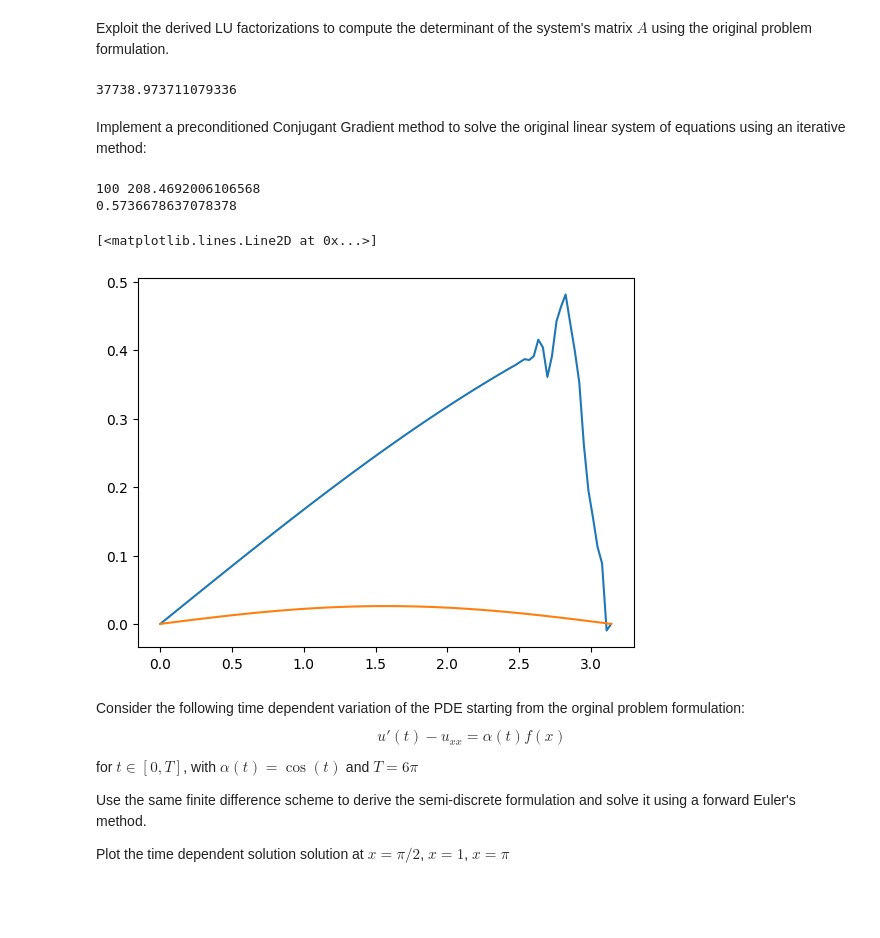
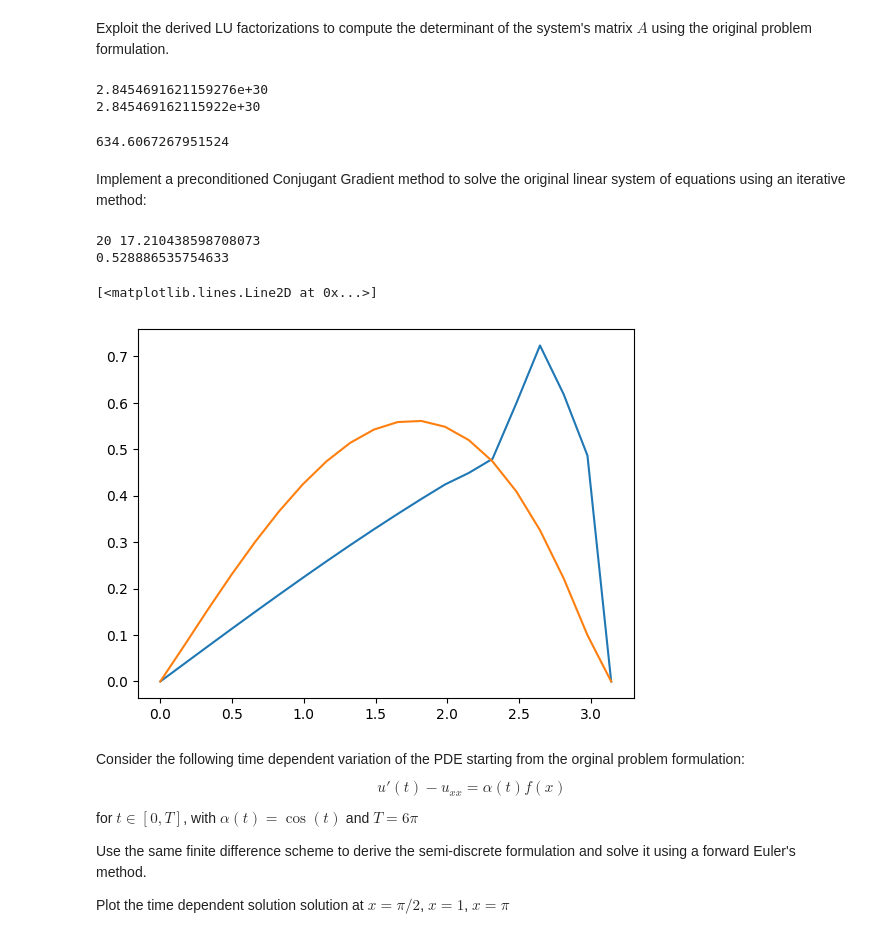
Before and after one commit to GiacomoDiFa/Progetto-MN, a Jupyter notebook: Copia_di_FinalProject_2022_2023.ipynb, the cells around one changed output. Cells and saved outputs as stored; diff of their text form; code cells hidden in the pictures; blank space fills up the shorter version.

```diff
--- a/Copia_di_FinalProject_2022_2023.ipynb
+++ b/Copia_di_FinalProject_2022_2023.ipynb
@@ -69,7 +69,7 @@ def finDif(omega,f,n,bc):
 # %%
 omega = [0,np.pi]
 f = lambda x : np.sin(x)
-n=6
+n=3
 bc = [0,0]
 A, b = finDif(omega, f, n, bc)
 #fare un controllo che n sia maggiore di un certo valore
@@ -133,7 +133,7 @@ Solve the derived linear system using the implemented functions and plot the com
 # %%
 omega = [0,np.pi]
 f = lambda x : np.sin(x)
-n=100
+n=20
 bc = [0,0]
 A, b = finDif(omega, f, n, bc)
 x =np.linspace(0,np.pi,n)
@@ -169,13 +169,29 @@ _ = plot(x_new,u_ex)
 [figure]
 # %% [markdown]
 Exploit the derived LU factorizations to compute the determinant of the system's matrix $A$ using the original problem formulation.
-# %%
-def condNumb(A):
-    condNu = np.linalg.cond(A)
-    return condNu
-condNumb(A)
-# %% [output]
-37738.973711079336
+# %%
+def determinant(A):
+  L,U = LU(A)
+  size = A.shape[0]
+  determinant = 1
+  for i in range(size):
+    determinant *= U[i,i]
+  return determinant
+print(determinant(A))
+print(numpy.linalg.det(A))
+#checkato e taaaaac torna
+# %% [output]
+2.8454691621159276e+30
+2.845469162115922e+30
+# %%
+def condNumb(A):
+    condNu = np.linalg.cond(A)
+    return condNu
+condNumb(A)
+#forse si deve fare diversamente? Boohh che poi il prof si è confuso secondo me perchè chiedeva di calcolare il determinante
+# (vedi cella sopra) e non il numero di condizionamento
+# %% [output]
+634.6067267951524
 # %% [markdown]
 Implement a preconditioned Conjugant Gradient method to solve the original linear system of equations using an iterative method:
 # %%
@@ -186,38 +202,38 @@ def conjugate_gradient(A, b, P, nmax=len(A), eps=1e-10):
   it = 0
   r = b - np.dot(A,x)
   rho_old = 1.
   p_old = np.zeros_like(b)
   while (it < nmax and tol > eps):
     it += 1
     z = np.linalg.solve(P,r)
     rho = np.dot(r,z)
     if (it > 1):
       beta = rho/rho_old
       p = z + beta*p_old
     else:
       p = z
     q = np.dot(A,p)
     alpha = rho/(np.dot(p,q))
     x += p*alpha
     r -= q*alpha
     p_old = p
     rho_old = rho
     tol = np.linalg.norm(r,2)
   print(it, tol)
   return x
 
 sol_conjugate_gradient = conjugate_gradient(A, b, np.identity(len(A)))
-print(np.linalg.norm(sol_conjugate_gradient - u_ex)/np.linalg.norm(u))
+print(np.linalg.norm(sol_conjugate_gradient - u)/np.linalg.norm(u))
 #non so se torna, ho copiato i codici paro paro
 #forse non torna perchè la matrice fa cagare?
 x_newnew = np.linspace(0,np.pi,n)
 plot(x_newnew,sol_conjugate_gradient)
-plot(x_newnew,u_ex)
+plot(x_newnew,u)
 # %% [output]
-100 208.4692006106568
-0.5736678637078378
+20 17.210438598708073
+0.528886535754633
 [<matplotlib.lines.Line2D at 0x...>]
-[figure, old version]
+[figure, new version]
 # %% [markdown]
 Consider the following time dependent variation of the PDE starting from the orginal problem formulation:
 $$
```
Also changed, not shown: parts of 4 cells of this notebook.
